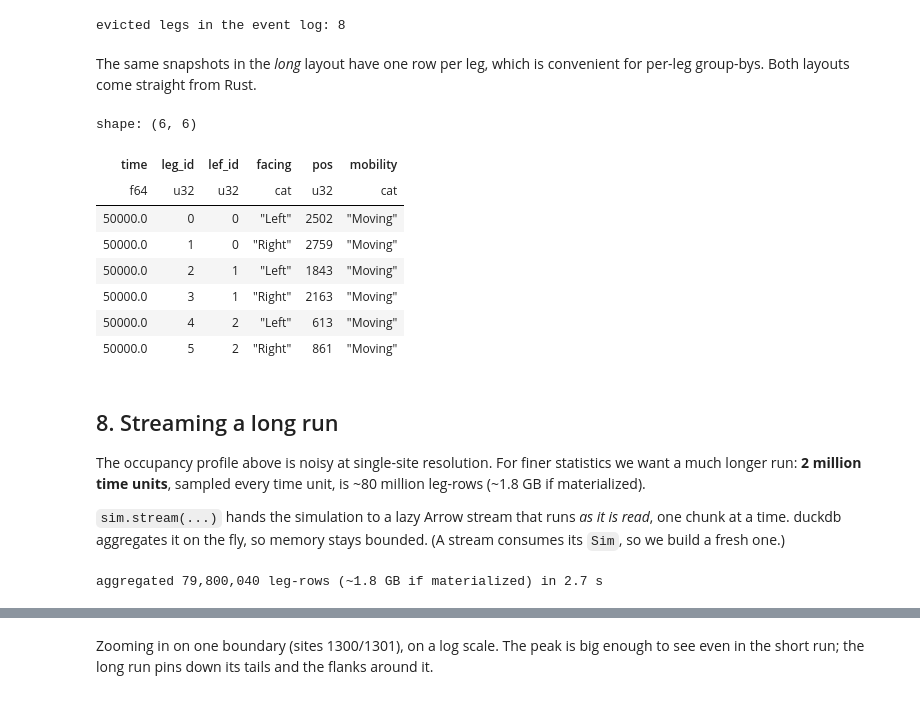
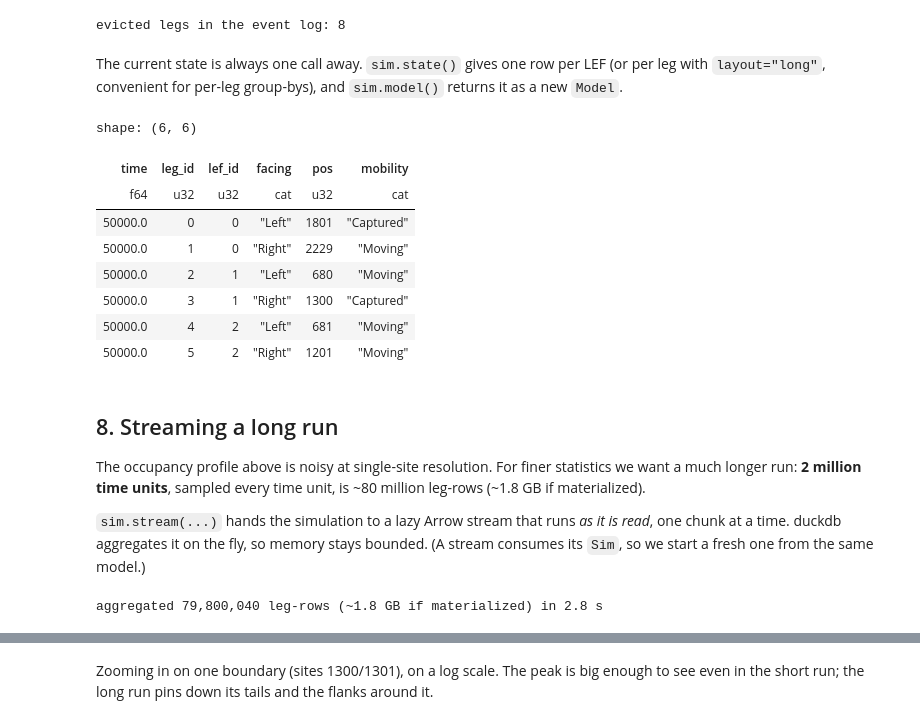
Before and after one commit to abdenlab/lefsim, a Jupyter notebook: notebooks/lefsim_tour.ipynb, the cells around one changed output, grey strips where cells are left out. Saved outputs shown, nothing was run; the diff lists cells and outputs as text; code cells hidden in the pictures.

```diff
--- a/notebooks/lefsim_tour.ipynb
+++ b/notebooks/lefsim_tour.ipynb
@@ -73,15 +78,9 @@ for b in BOUNDARIES:
     ctcf_sites += [b, b + 1]
     ctcf_sides += ["left", "right"]
 
-params = dict(
-    ctcf_sites=ctcf_sites,
-    ctcf_captures_from=ctcf_sides,
-    ctcf_strength=0.8,
-    n_lefs=20,
-    step_rate=1.0,
-    respawn_rate=0.002,
-    respawn_rate_captured=0.0004,
-)
-sim = lefsim.Sim(N_SITES, seed=1, **params)
-sim
+lattice = lefsim.Lattice(N_SITES, ctcf_sites=ctcf_sites, ctcf_captures_from=ctcf_sides, ctcf_strength=0.8)
+world = lefsim.populate(lattice, 20, seed=1)
+rates = lefsim.Rates(step=1.0, respawn=0.002, respawn_captured=0.0004)
+model = lefsim.Model(world, rates)
+model
 # %% [output]
@@ -114,6 +141,8 @@ state change. The run releases the GIL and responds to Ctrl-C.
 # %%
+sim = lefsim.Sim(model, seed=1)
+
 t = time.perf_counter()
-rec = sim.run_until(50_000.0, dt=5.0, events=True)
+rec = sim.record_until(50_000.0, dt=5.0, events=True)
 elapsed = time.perf_counter() - t
 print(f"{rec.events_fired:,} events in {elapsed:.2f} s ({rec.events_fired / elapsed / 1e6:.1f} M events/s)")
 rec
@@ -326,21 +358,22 @@ assert "Evicted" not in snaps["left_mobility"].to_list() + snaps["right_mobility
 print("evicted legs in the event log:", events.filter(pl.col("mobility") == "Evicted").height)
 # %% [output]
 evicted legs in the event log: 8
-# %% [markdown]
-The same snapshots in the *long* layout have one row per leg, which is
-convenient for per-leg group-bys. Both layouts come straight from Rust.
+# %% [markdown]
+The current state is always one call away. `sim.state()` gives one row per
+LEF (or per leg with `layout="long"`, convenient for per-leg group-bys), and
+`sim.model()` returns it as a new `Model`.
 # %%
-pl.DataFrame(sim.snapshot(layout="long")).head(6)
+pl.DataFrame(sim.state(layout="long")).head(6)
 # %% [output]
 shape: (6, 6)
 | time | leg_id | lef_id | facing | pos | mobility |
 | f64 | u32 | u32 | cat | u32 | cat |
-| 50000.0 | 0 | 0 | "Left" | 2502 | "Moving" |
-| 50000.0 | 1 | 0 | "Right" | 2759 | "Moving" |
-| 50000.0 | 2 | 1 | "Left" | 1843 | "Moving" |
-| 50000.0 | 3 | 1 | "Right" | 2163 | "Moving" |
-| 50000.0 | 4 | 2 | "Left" | 613 | "Moving" |
-| 50000.0 | 5 | 2 | "Right" | 861 | "Moving" |
+| 50000.0 | 0 | 0 | "Left" | 1801 | "Captured" |
+| 50000.0 | 1 | 0 | "Right" | 2229 | "Moving" |
+| 50000.0 | 2 | 1 | "Left" | 680 | "Moving" |
+| 50000.0 | 3 | 1 | "Right" | 1300 | "Captured" |
+| 50000.0 | 4 | 2 | "Left" | 681 | "Moving" |
+| 50000.0 | 5 | 2 | "Right" | 1201 | "Moving" |
 # %% [markdown]
 ## 8. Streaming a long run
 
@@ -350,9 +383,9 @@ time unit, is ~80 million leg-rows (~1.8 GB if materialized).
 
 `sim.stream(...)` hands the simulation to a lazy Arrow stream that runs *as it
 is read*, one chunk at a time. duckdb aggregates it on the fly, so memory stays
-bounded. (A stream consumes its `Sim`, so we build a fresh one.)
+bounded. (A stream consumes its `Sim`, so we start a fresh one from the same model.)
 # %%
-long_sim = lefsim.Sim(N_SITES, seed=2, **params)
+long_sim = lefsim.Sim(model, seed=2)
 stream = long_sim.stream(2_000_000.0, dt=1.0, layout="long", chunk_size=50_000)
 
 t = time.perf_counter()
@@ -367,7 +400,7 @@ elapsed = time.perf_counter() - t
 rows = per_site["n"].sum()
 print(f"aggregated {rows:,} leg-rows (~{rows * 22 / 1e9:.1f} GB if materialized) in {elapsed:.1f} s")
 # %% [output]
-aggregated 79,800,040 leg-rows (~1.8 GB if materialized) in 2.7 s
+aggregated 79,800,040 leg-rows (~1.8 GB if materialized) in 2.8 s
 # %%
 n_long = rows // (2 * sim.n_lefs)  # snapshots after burn-in
 occupancy_long = np.zeros(N_SITES)
```
Also changed, not shown: parts of 36 cells of this notebook, 15 other files.
